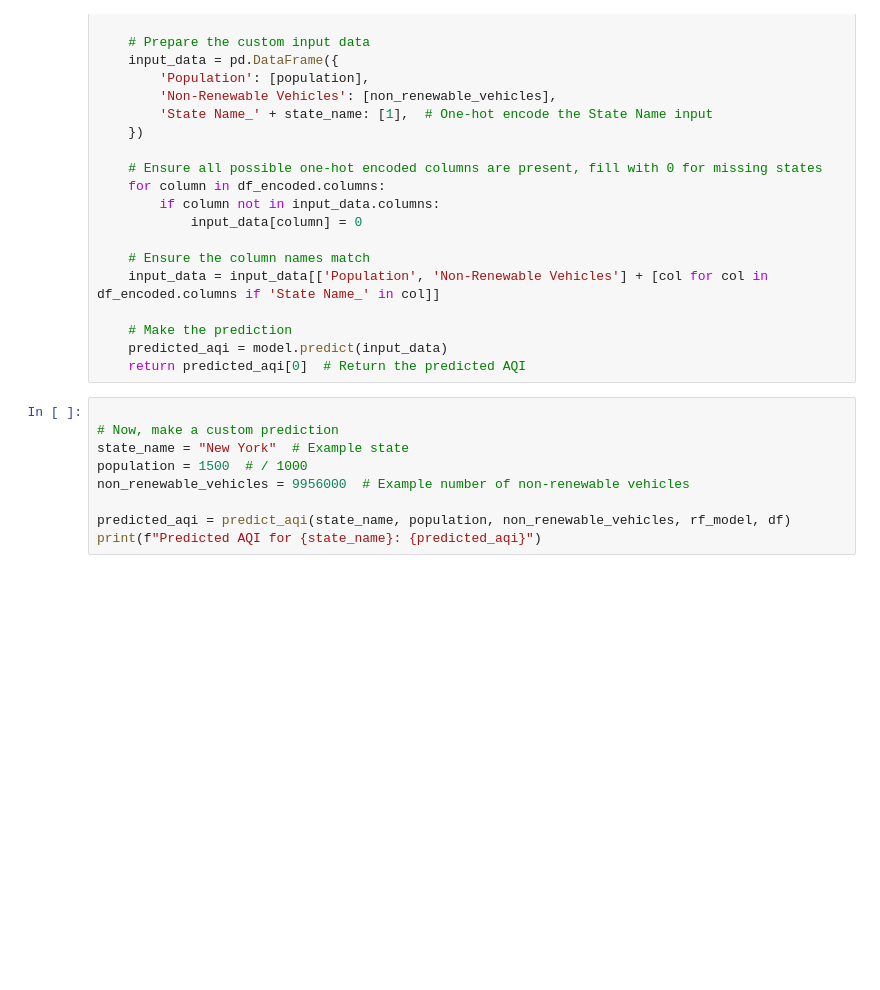
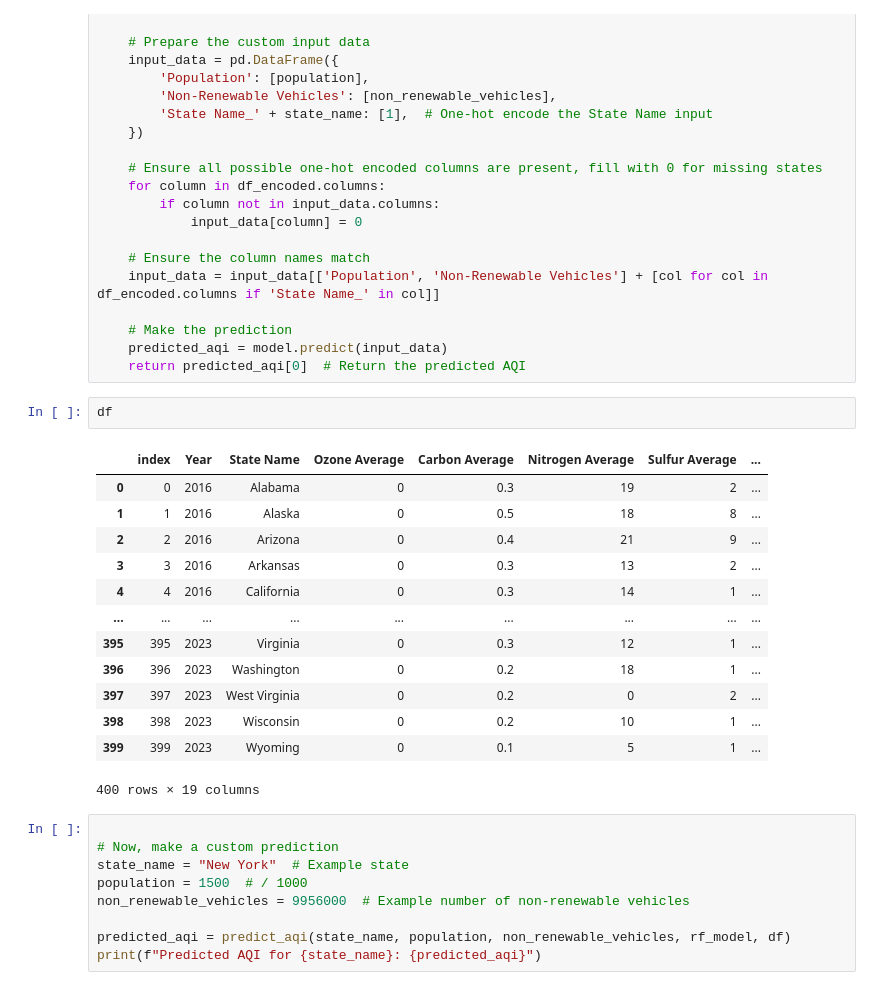
Before and after one commit to Rahib-Khan/Air_Quality_Predictor, a Jupyter notebook: src/data-model.ipynb, the cells around one changed output. Drawn from its saved outputs; the diff is of its cells as text; blank space fills up the shorter version.

```diff
--- a/src/data-model.ipynb
+++ b/src/data-model.ipynb
@@ -255,6 +255,22 @@ def predict_aqi(state_name, population, non_renewable_vehicles, model, df):
     # Make the prediction
     predicted_aqi = model.predict(input_data)
     return predicted_aqi[0]  # Return the predicted AQI
+# %%
+df
+# %% [output]
+|  | index | Year | State Name | Ozone Average | Carbon Average | Nitrogen Average | Sulfur Average | ... |
+| 0 | 0 | 2016 | Alabama | 0 | 0.3 | 19 | 2 | ... |
+| 1 | 1 | 2016 | Alaska | 0 | 0.5 | 18 | 8 | ... |
+| 2 | 2 | 2016 | Arizona | 0 | 0.4 | 21 | 9 | ... |
+| 3 | 3 | 2016 | Arkansas | 0 | 0.3 | 13 | 2 | ... |
+| 4 | 4 | 2016 | California | 0 | 0.3 | 14 | 1 | ... |
+| ... | ... | ... | ... | ... | ... | ... | ... | ... |
+| 395 | 395 | 2023 | Virginia | 0 | 0.3 | 12 | 1 | ... |
+| 396 | 396 | 2023 | Washington | 0 | 0.2 | 18 | 1 | ... |
+| 397 | 397 | 2023 | West Virginia | 0 | 0.2 | 0 | 2 | ... |
+| 398 | 398 | 2023 | Wisconsin | 0 | 0.2 | 10 | 1 | ... |
+| 399 | 399 | 2023 | Wyoming | 0 | 0.1 | 5 | 1 | ... |
+400 rows × 19 columns
 # %%
 
 # Now, make a custom prediction
```
Also changed, not shown: parts of 7 cells of this notebook, 5 other files.
